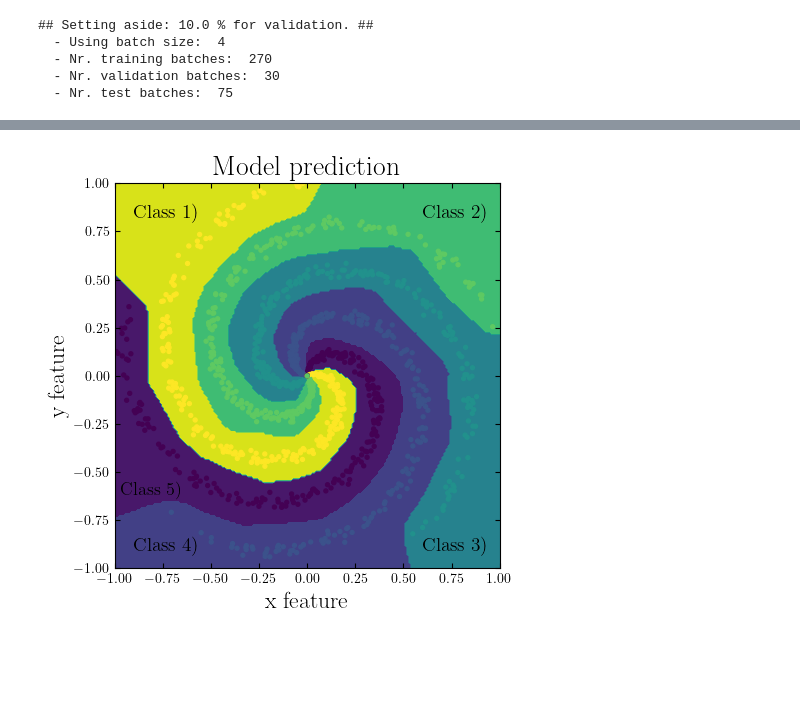
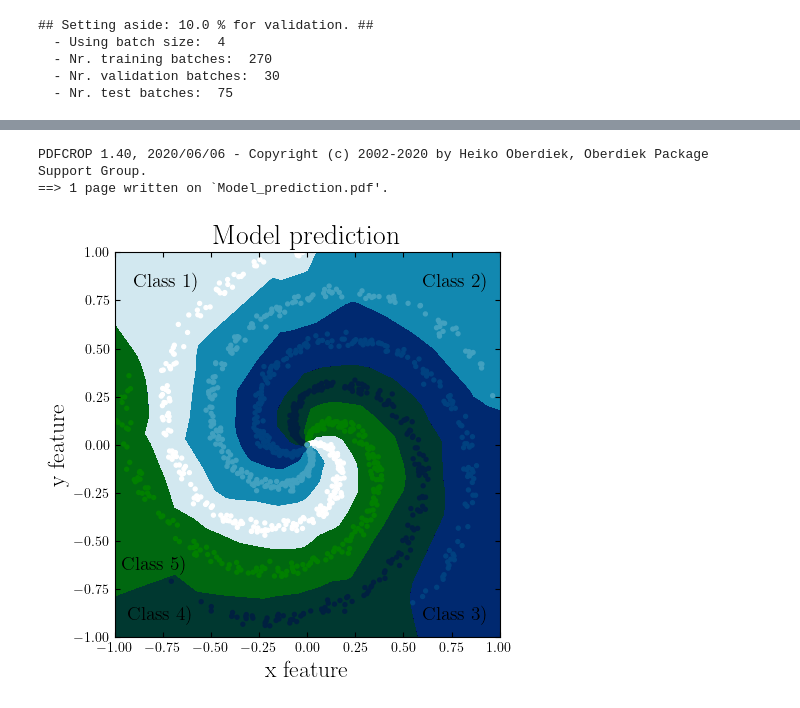
Before and after one commit to seba2390/DeepLearning2022, a Jupyter notebook: Aflevering 1/part_3/main.ipynb, the cells around one changed output, grey strips where cells are left out. Cells and saved outputs as stored; diff of their text form; code cells hidden in the pictures; blank space fills up the shorter version.

```diff
--- a/Aflevering 1/part_3/main.ipynb
+++ b/Aflevering 1/part_3/main.ipynb
@@ -94,5 +94,13 @@ ax.set_xlim(-0.2,len(train_losses)+.2)
 ax.hlines(0,-0.2,len(train_losses)+.2,lw=4,color="k")
 ax.set_xlabel("Epoch nr.",size=17)
 ax.legend(loc=0)
+
+save_plot = False
+if save_plot:
+    file_name = "Training_progression.pdf"
+    plt.savefig(file_name)
+    command = "pdfcrop"+" "+file_name+" "+file_name
+    os.system(command)
+
 plt.show()
 # %% [output]
@@ -125,25 +133,37 @@ Last epoch model:
 # %%
 ## Plotting model result according to assignment
+my_cmap = "ocean" # ocean, viridis, twilight, Blues
 fig, ax = plt.subplots(1,1,figsize=(5,5))
 ax.set_title("Model prediction",size=20)
-x,y=np.meshgrid(np.linspace(-1,1,200),np.linspace(-1,1,200))
+x,y=np.meshgrid(np.linspace(-1,1,5000),np.linspace(-1,1,5000))
 xy=np.concatenate((x.reshape(-1,1),y.reshape(-1,1)),axis=1)
 z=my_net(torch.tensor(xy).float()).detach().numpy()
-z=np.argmax(z,1).reshape(200,200)
-ax.contourf(x,y,z)
+z=np.argmax(z,1).reshape(5000,5000)
+ax.contourf(x,y,z,cmap=my_cmap)
 ax.set_xlabel("x feature",size=17)
 ax.set_ylabel("y feature",size=17)
 ax.scatter(training_data.dataset.features[:,0],
             training_data.dataset.features[:,1],
             c=training_data.dataset.labels, ## Colors
-            s=8)                           ## Sizes
+            s=8,                            ## Sizes
+            cmap=my_cmap)
 
 ax.text(-0.9,0.82,"Class 1)",size=14)
 ax.text(0.6,0.82,"Class 2)",size=14)
 ax.text(0.6,-0.91,"Class 3)",size=14)
-ax.text(-0.9,-0.91,"Class 4)",size=14)
-ax.text(-0.97,-0.62,"Class 5)",size=14)
+ax.text(-0.93,-0.91,"Class 4)",size=14)
+ax.text(-0.96,-0.65,"Class 5)",size=14)
 ax.set_aspect("equal")
+
+save_plot = False
+if save_plot:
+    file_name = "Model_prediction.pdf"
+    plt.savefig(file_name)
+    command = "pdfcrop"+" "+file_name+" "+file_name
+    os.system(command)
+
 plt.show()
 # %% [output]
+PDFCROP 1.40, 2020/06/06 - Copyright (c) 2002-2020 by Heiko Oberdiek, Oberdiek Package Support Group.
+==> 1 page written on `Model_prediction.pdf'.
-[figure, old version]
+[figure, new version]
```
Also changed, not shown: parts of 4 cells of this notebook, 3 other files.
